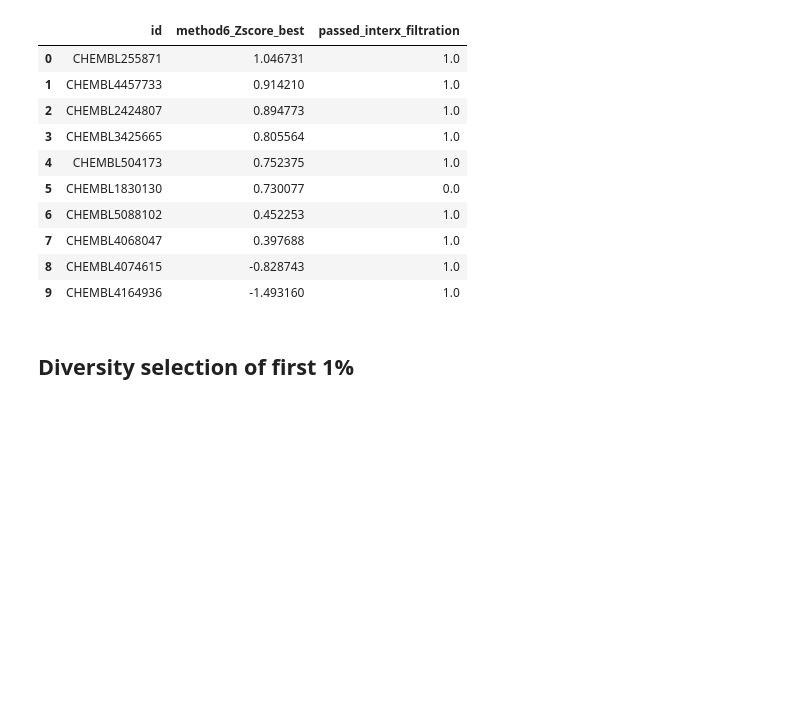
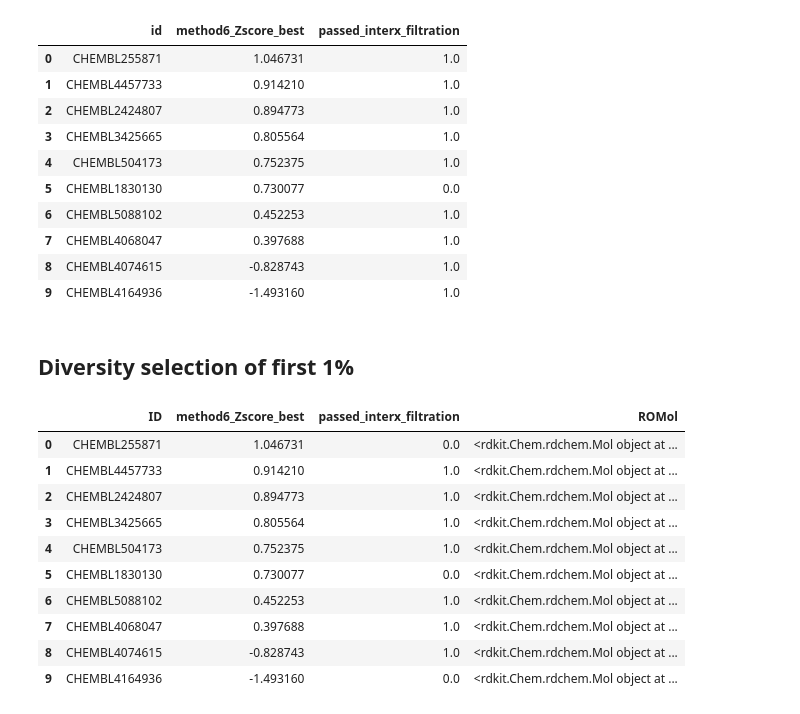
Before and after one commit to volkamerlab/MolDockLab, a Jupyter notebook: test_run.ipynb, the cells around one changed output. Cells and saved outputs as stored; diff of their text form; code cells hidden in the pictures; blank space fills up the shorter version.

Commit message:
rename output file

```diff
--- a/test_run.ipynb
+++ b/test_run.ipynb
@@ -583,0 +583,68 @@ merged_df
+# %%
+# @TODO : write a function that cluster using K-means of the first one percent of a predifined number of clusters and output the centers of the clusters
+from rdkit import Chem
+from rdkit.Chem import AllChem
+from rdkit.Chem import DataStructs
+from rdkit.Chem import MACCSkeys
+from rdkit.Chem import PandasTools
+from rdkit.ML.Cluster import Butina
+from rdkit import RDLogger
+from src.preprocessing import get_fp
+import pandas as pd
+from pathlib import Path
+from sklearn_extra.cluster import KMedoids
+import numpy as np
+def diversity_selection(
+        ranked_interx_df : pd.DataFrame,
+        sdf : Path,
+        id_col : str,
+        n_clusters : int = 5
+        ) -> pd.DataFrame:
+    """
+    Function to select n diverse set of compounds from a ranked list of compounds
+
+    Args:
+        ranked_interx_df (pd.DataFrame) : ranked list of compounds with the interaction analysis
+        sdf (Path) : path to the sdf file containing the molecules for SBVS
+        id_col (str) : the column name of the id in the sdf file
+        n_clusters (int) : number of clusters/compounds to select
+
+    Returns:
+        merged_df (pd.DataFrame) : ranked list of compounds with the interaction filtration
+        and diversity selection columns
+    """
+    mols_df = PandasTools.LoadSDF(str(sdf), idName=id_col)
+    merged_df = pd.merge(
+        left=ranked_interx_df,
+        right=mols_df[[id_col, 'ROMol']],
+        how='left',
+        left_on='ID',
+        right_on=id_col
+        )
+    display(merged_df)
+    merged_df = merged_df[merged_df['passed_interx_filtration'] == 1].reset_index(drop=True)
+    fps = np.array([np.array(list(get_fp(mol))) for mol in merged_df['ROMol']])
+    kmedoids = KMedoids(n_clusters=n_clusters, metric='jaccard', random_state=42)
+    _ = kmedoids.fit_predict(fps)
+    medoid_indices = kmedoids.medoid_indices_
+    merged_df['diversity_selection'] = 0
+    merged_df.loc[medoid_indices, 'diversity_selection'] = 1
+    return merged_df
+
+HERE = Path(_dh[-1])
+larger_data_output = HERE / 'output' / 'larger_data_output'
+merged_df = pd.read_csv(larger_data_output / 'ranked_selected_interx_ligands.csv')
+clustered_df = diversity_selection(ranked_interx_df=merged_df, sdf=HERE / 'test_data/test_library_10_cpds.sdf', id_col='ID', n_clusters=5)
+clustered_df
+# %% [output]
+|  | ID | method6_Zscore_best | passed_interx_filtration | ROMol |
+| 0 | CHEMBL255871 | 1.046731 | 0.0 | <rdkit.Chem.rdchem.Mol object at ... |
+| 1 | CHEMBL4457733 | 0.914210 | 1.0 | <rdkit.Chem.rdchem.Mol object at ... |
+| 2 | CHEMBL2424807 | 0.894773 | 1.0 | <rdkit.Chem.rdchem.Mol object at ... |
+| 3 | CHEMBL3425665 | 0.805564 | 1.0 | <rdkit.Chem.rdchem.Mol object at ... |
+| 4 | CHEMBL504173 | 0.752375 | 1.0 | <rdkit.Chem.rdchem.Mol object at ... |
+| 5 | CHEMBL1830130 | 0.730077 | 0.0 | <rdkit.Chem.rdchem.Mol object at ... |
+| 6 | CHEMBL5088102 | 0.452253 | 1.0 | <rdkit.Chem.rdchem.Mol object at ... |
+| 7 | CHEMBL4068047 | 0.397688 | 1.0 | <rdkit.Chem.rdchem.Mol object at ... |
+| 8 | CHEMBL4074615 | -0.828743 | 1.0 | <rdkit.Chem.rdchem.Mol object at ... |
+| 9 | CHEMBL4164936 | -1.493160 | 0.0 | <rdkit.Chem.rdchem.Mol object at ... |
```
Also changed, not shown: parts of 3 cells of this notebook, 58 other files.
